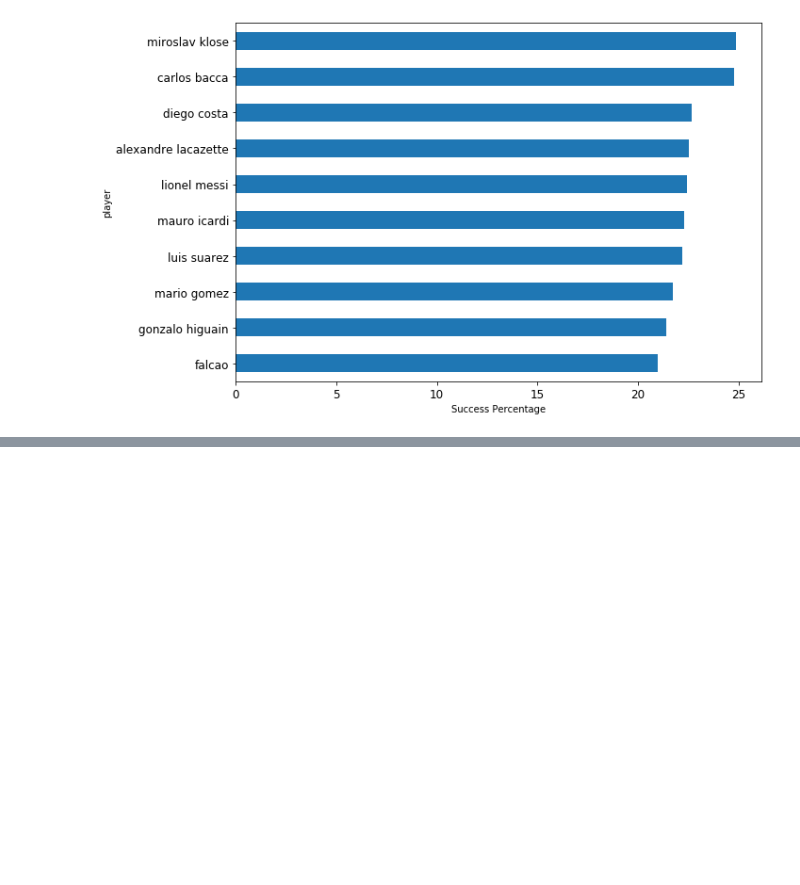
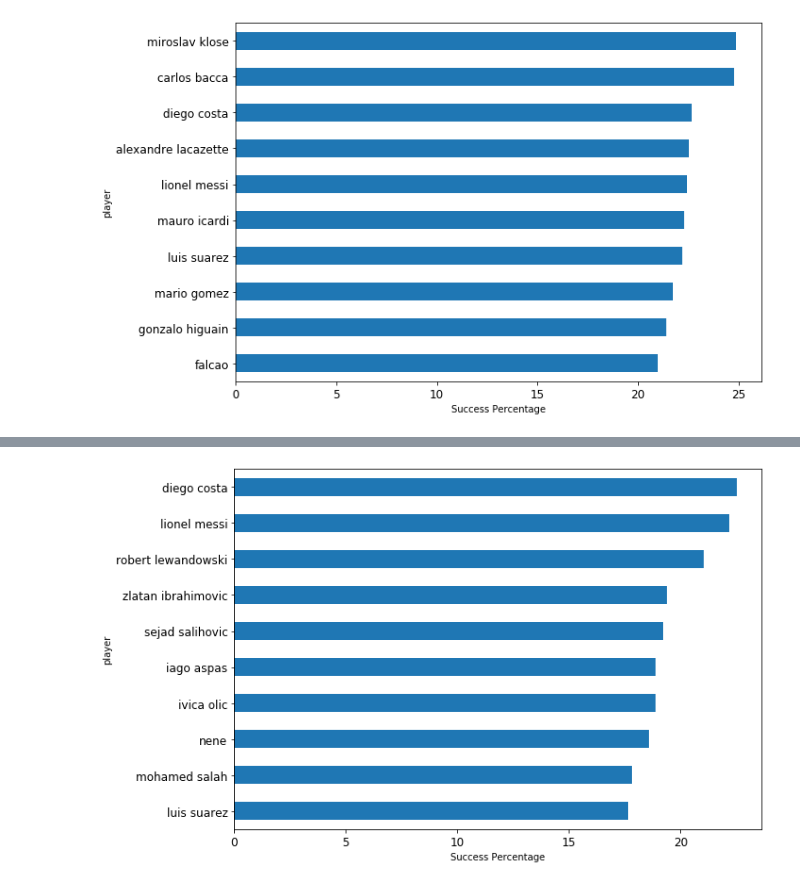
Before and after one commit to alesalsa10/Soccer_Events_Analysis, a Jupyter notebook: SocerStats.ipynb, the cells around one changed output, grey strips where cells are left out. Drawn from its saved outputs; the diff is of its cells as text; code cells hidden in the pictures; blank space fills up the shorter version.

```diff
--- a/SocerStats.ipynb
+++ b/SocerStats.ipynb
@@ -55,0 +43,3 @@ header
+# %%
+leftFoot = pd.read_csv("C:/Users/alesa/OneDrive/Documents/leftFoot.csv", header=None, names=['player','totalAttemps', 'goals', 'successPercentage'])
+leftFoot.head()
@@ -55,0 +55,7 @@ header
+# %%
+top10leftFootHitter = leftFoot.iloc[0:10]
+ax = top10leftFootHitter[['player', 'successPercentage']].plot.barh(x='player', y='successPercentage', legend=False, figsize=(10,7), fontsize=12)
+ax.set_xlabel('Success Percentage')
+ax.invert_yaxis()
+# %% [output]
+[figure, added]
```
Also changed, not shown: parts of 10 cells of this notebook.
